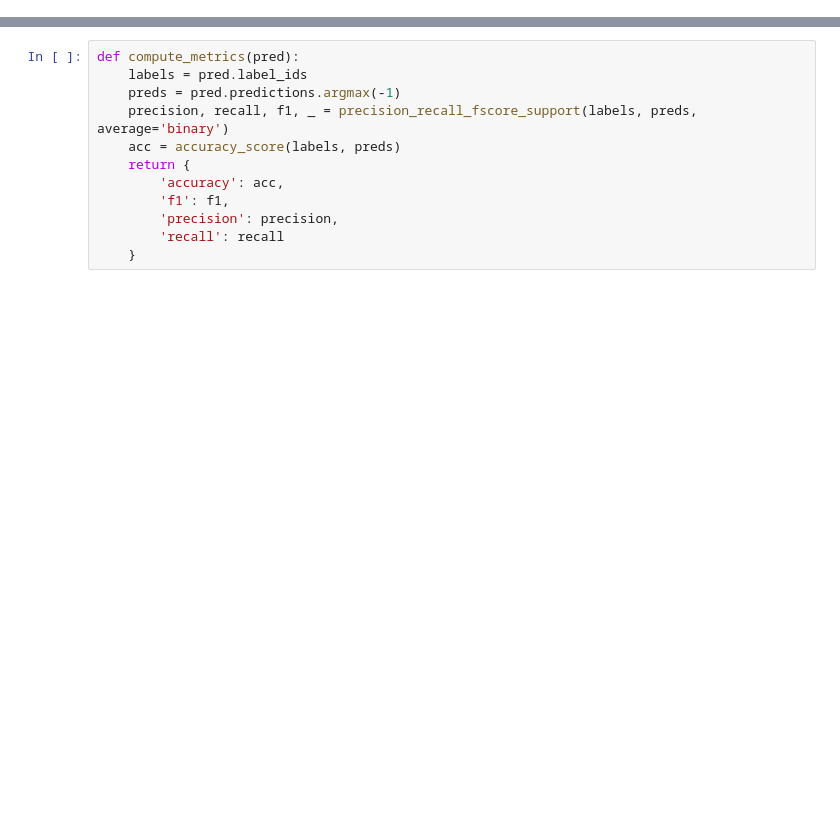
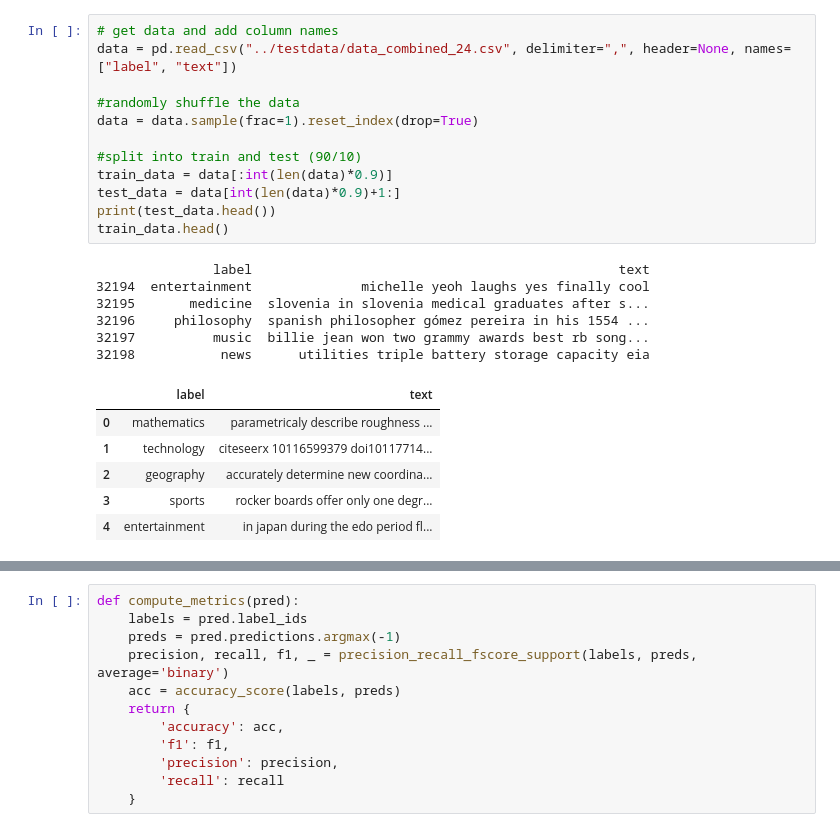
Before and after one commit to jfitz02/3yp-report, a Jupyter notebook: code/BERT/RoBERTa/attempt2.ipynb, the cells around one changed output, grey strips where cells are left out. Cells and saved outputs as stored; diff of their text form; blank space fills up the shorter version.

```diff
--- a/code/BERT/RoBERTa/attempt2.ipynb
+++ b/code/BERT/RoBERTa/attempt2.ipynb
@@ -21,3 +29,28 @@ Found cached dataset imdb (C:/Users/jfitz/.cache/huggingface/datasets/imdb/plain
+# %%
+# get data and add column names
+data = pd.read_csv("../testdata/data_combined_24.csv", delimiter=",", header=None, names=["label", "text"])
+
+#randomly shuffle the data
+data = data.sample(frac=1).reset_index(drop=True)
+
+#split into train and test (90/10)
+train_data = data[:int(len(data)*0.9)]
+test_data = data[int(len(data)*0.9)+1:]
+print(test_data.head())
+train_data.head()
+# %% [output]
+               label                                               text
+32194  entertainment              michelle yeoh laughs yes finally cool
+32195       medicine  slovenia in slovenia medical graduates after s...
+32196     philosophy  spanish philosopher gómez pereira in his 1554 ...
+32197          music  billie jean won two grammy awards best rb song...
+32198           news      utilities triple battery storage capacity eia
+|  | label | text |
+| 0 | mathematics | parametricaly describe roughness ... |
+| 1 | technology | citeseerx 10116599379 doi10117714... |
+| 2 | geography | accurately determine new coordina... |
+| 3 | sports | rocker boards offer only one degr... |
+| 4 | entertainment | in japan during the edo period fl... |
 # %%
 model = RobertaForSequenceClassification.from_pretrained('roberta-base')
 tokenizer = RobertaTokenizerFast.from_pretrained('roberta-base', max_length = 512)
```
Also changed, not shown: parts of 14 cells of this notebook, 2 other files.
